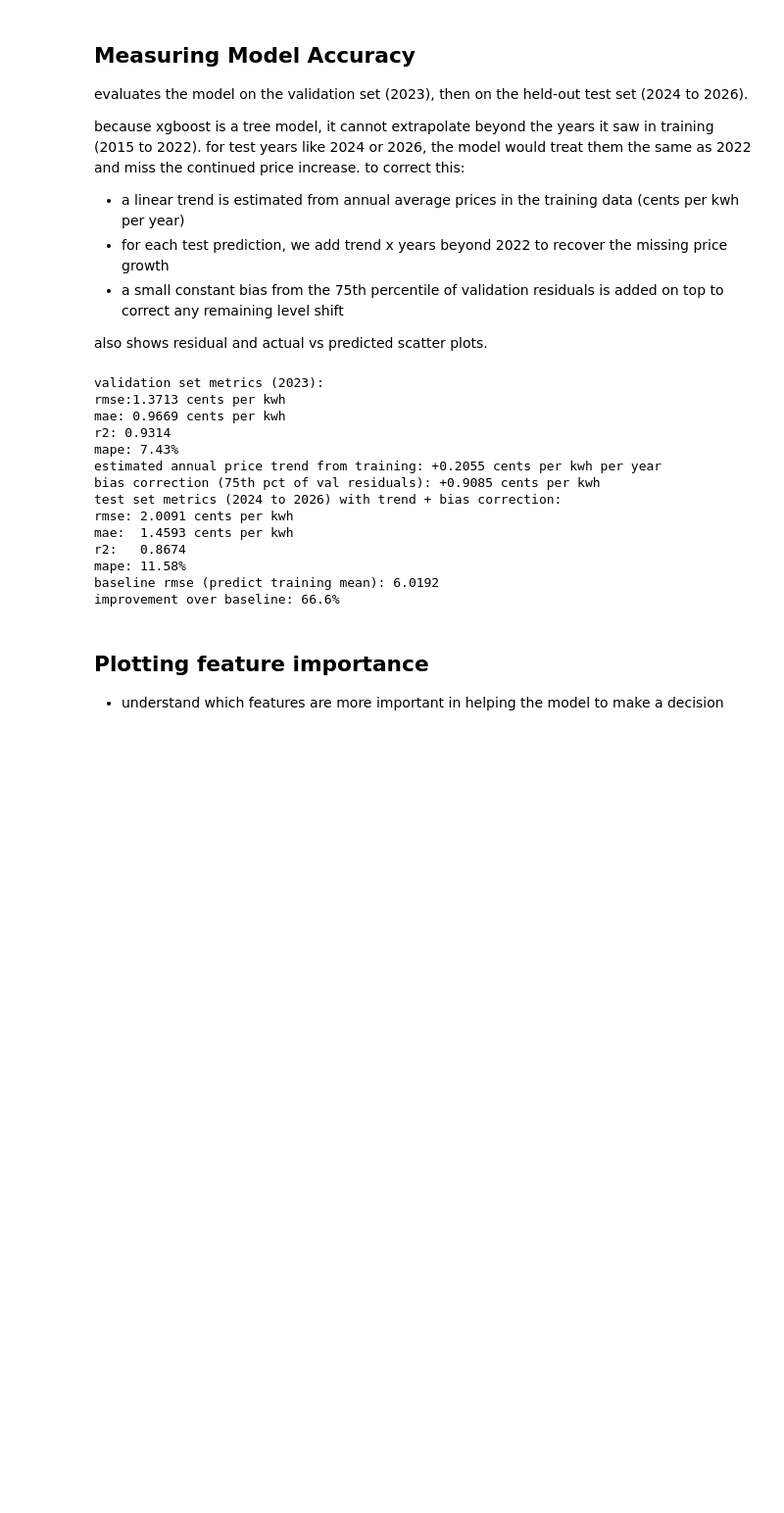
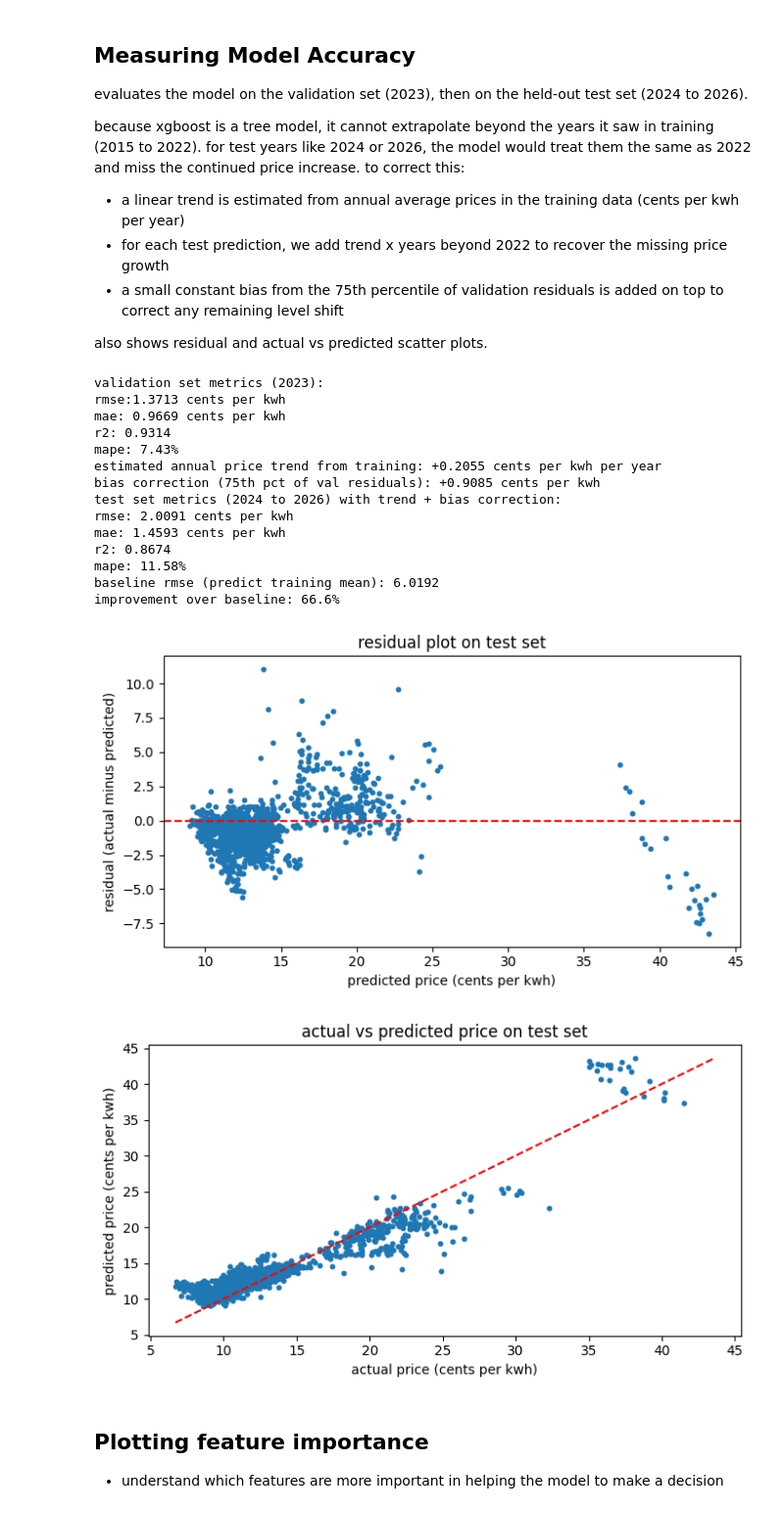
Before and after one commit to JuneWayne/DS4320-Final-Project, a Jupyter notebook: code/pipeline.ipynb, the cells around one changed output. Shown at 98% size. Cells and saved outputs as stored; diff of their text form; code cells hidden in the pictures; blank space fills up the shorter version.

```diff
--- a/code/pipeline.ipynb
+++ b/code/pipeline.ipynb
@@ -446,7 +457,6 @@ because xgboost is a tree model, it cannot extrapolate beyond the years it saw i
 
 also shows residual and actual vs predicted scatter plots.
 # %%
-# evaluate on validation set first (2023)
 val_pred = model.predict(X_val)
 val_rmse = np.sqrt(mean_squared_error(y_val, val_pred))
 val_mae = mean_absolute_error(y_val, val_pred)
@@ -459,9 +469,6 @@ print(f'mae: {val_mae:.4f} cents per kwh')
 print(f'r2: {val_r2:.4f}')
 print(f'mape: {val_mape:.2f}%')
 
-# xgboost trees cannot extrapolate: year values beyond 2022 get capped at the 2022 leaf value
-# fix: estimate the annual price trend from training data using a linear regression on year
-# then add the missing years-worth of trend back onto predictions for 2024-2026
 from sklearn.linear_model import LinearRegression
 
 annual = train.groupby('year')[TARGET].mean().reset_index()
@@ -471,12 +478,10 @@ print(f'estimated annual price trend from training: {trend_per_year:+.4f} cents
 
 max_train_year = int(train['year'].max())
 
-# for each test row, add trend * years_beyond_training on top of raw prediction
 test_pred_raw = model.predict(X_test)
 years_beyond = (X_test['year'] - max_train_year).clip(lower=0).values
 test_pred = test_pred_raw + trend_per_year * years_beyond
 
-# also apply a small constant shift from validation residuals to correct any remaining level bias
 val_residuals = y_val.values - model.predict(X_val)
 bias = float(np.percentile(val_residuals, 75))
 test_pred = test_pred + bias
@@ -500,7 +505,6 @@ print(f'improvement over baseline: {(baseline_rmse - test_rmse) / baseline_rmse
 
 logging.info(f'val rmse: {val_rmse:.4f} | test rmse: {test_rmse:.4f} | baseline: {baseline_rmse:.4f}')
 
-# residual plot
 residuals = y_test.values - test_pred
 fig_res = px.scatter(
     x=test_pred, y=residuals,
@@ -508,9 +512,18 @@ fig_res = px.scatter(
     title='residual plot on test set'
 )
 fig_res.add_hline(y=0, line_dash='dash', line_color='red')
+fig_res.write_html('../logs/residual_plot.html', include_plotlyjs='cdn')
 fig_res.show()
 
-# actual vs predicted
+plt.figure(figsize=(7, 4))
+plt.scatter(test_pred, residuals, s=10)
+plt.axhline(0, color='red', linestyle='--')
+plt.title('residual plot on test set')
+plt.xlabel('predicted price (cents per kwh)')
+plt.ylabel('residual (actual minus predicted)')
+plt.tight_layout()
+plt.show()
+
 fig_ap = px.scatter(
     x=y_test, y=test_pred,
     labels={'x': 'actual price (cents per kwh)', 'y': 'predicted price (cents per kwh)'},
@@ -522,7 +535,19 @@ fig_ap.add_shape(
     x1=y_test.max(), y1=y_test.max(),
     line=dict(color='red', dash='dash')
 )
+fig_ap.write_html('../logs/actual_vs_predicted.html', include_plotlyjs='cdn')
 fig_ap.show()
+
+plt.figure(figsize=(7, 4))
+plt.scatter(y_test, test_pred, s=10)
+min_v = min(float(np.min(y_test)), float(np.min(test_pred)))
+max_v = max(float(np.max(y_test)), float(np.max(test_pred)))
+plt.plot([min_v, max_v], [min_v, max_v], 'r--')
+plt.title('actual vs predicted price on test set')
+plt.xlabel('actual price (cents per kwh)')
+plt.ylabel('predicted price (cents per kwh)')
+plt.tight_layout()
+plt.show()
 # %% [output]
 validation set metrics (2023):
 rmse:1.3713 cents per kwh
@@ -538,6 +563,8 @@ r2:   0.8674
 mape: 11.58%
 baseline rmse (predict training mean): 6.0192
 improvement over baseline: 66.6%
+[figure, added]
+[figure, added]
 # %% [markdown]
 ## Plotting feature importance
 - understand which features are more important in helping the model to make a decision
```
Also changed, not shown: parts of 7 cells of this notebook, 22 other files.
